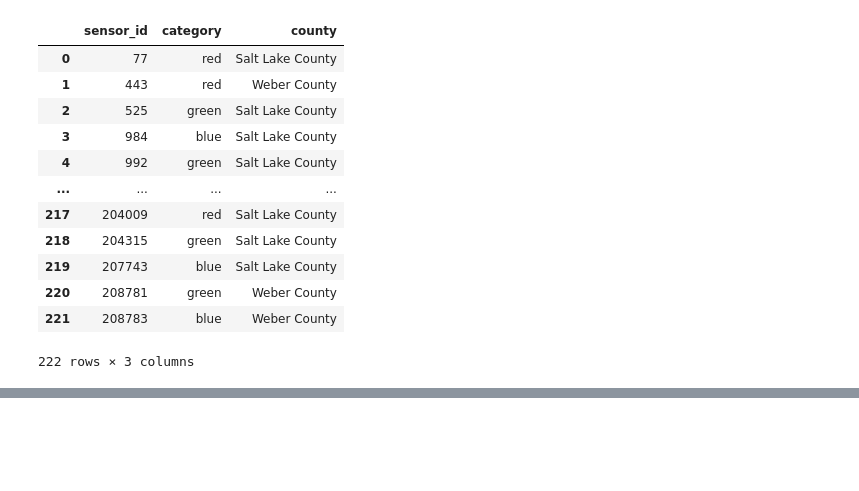
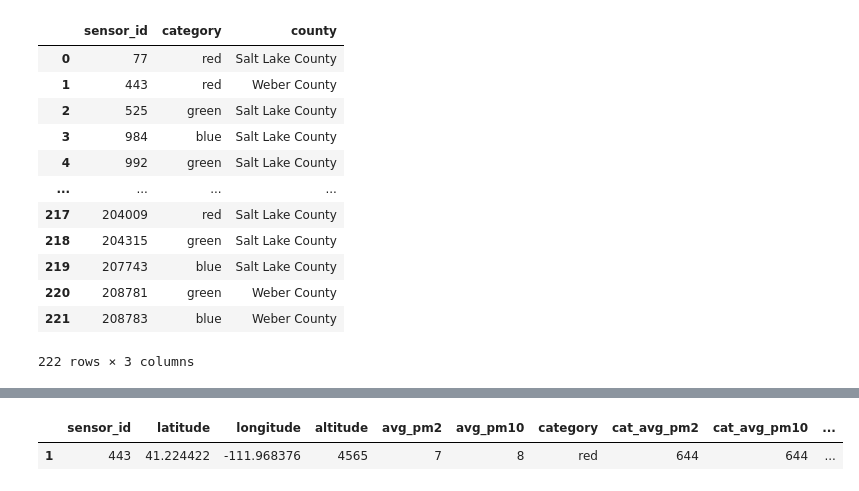
Before and after one commit to jaredfeldman/AI4AQ, a Jupyter notebook: flask_app/jupyter/sql_test_queries.ipynb, the cells around one changed output, grey strips where cells are left out. Saved outputs shown, nothing was run; the diff lists cells and outputs as text; code cells hidden in the pictures; blank space fills up the shorter version.

```diff
--- a/flask_app/jupyter/sql_test_queries.ipynb
+++ b/flask_app/jupyter/sql_test_queries.ipynb
@@ -265,0 +259,6 @@ df
+# %%
+df = return_table('2023-09-27','2023-09-30',True,False,False,False,False,True,False)
+df
+# %% [output]
+|  | sensor_id | latitude | longitude | altitude | avg_pm2 | avg_pm10 | category | cat_avg_pm2 | cat_avg_pm10 | ... |
+| 1 | 443 | 41.224422 | -111.968376 | 4565 | 7 | 8 | red | 644 | 644 | ... |
```
Also changed, not shown: parts of 3 cells of this notebook, 5 other files.
